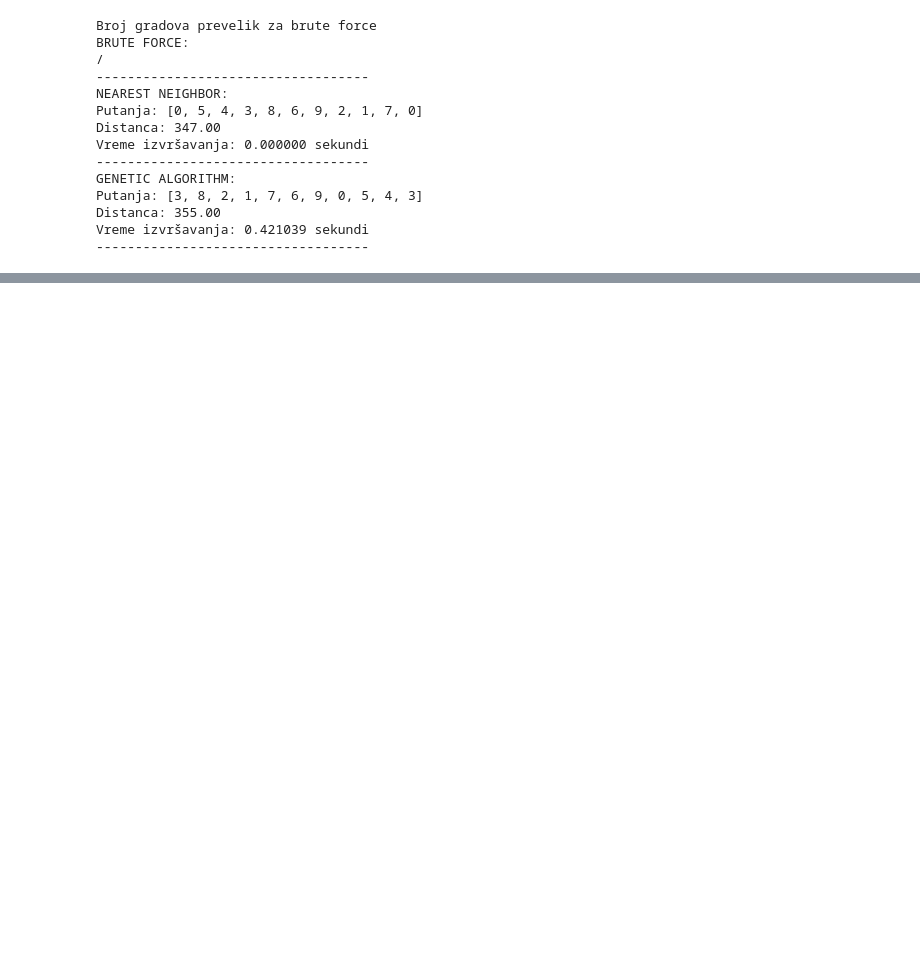
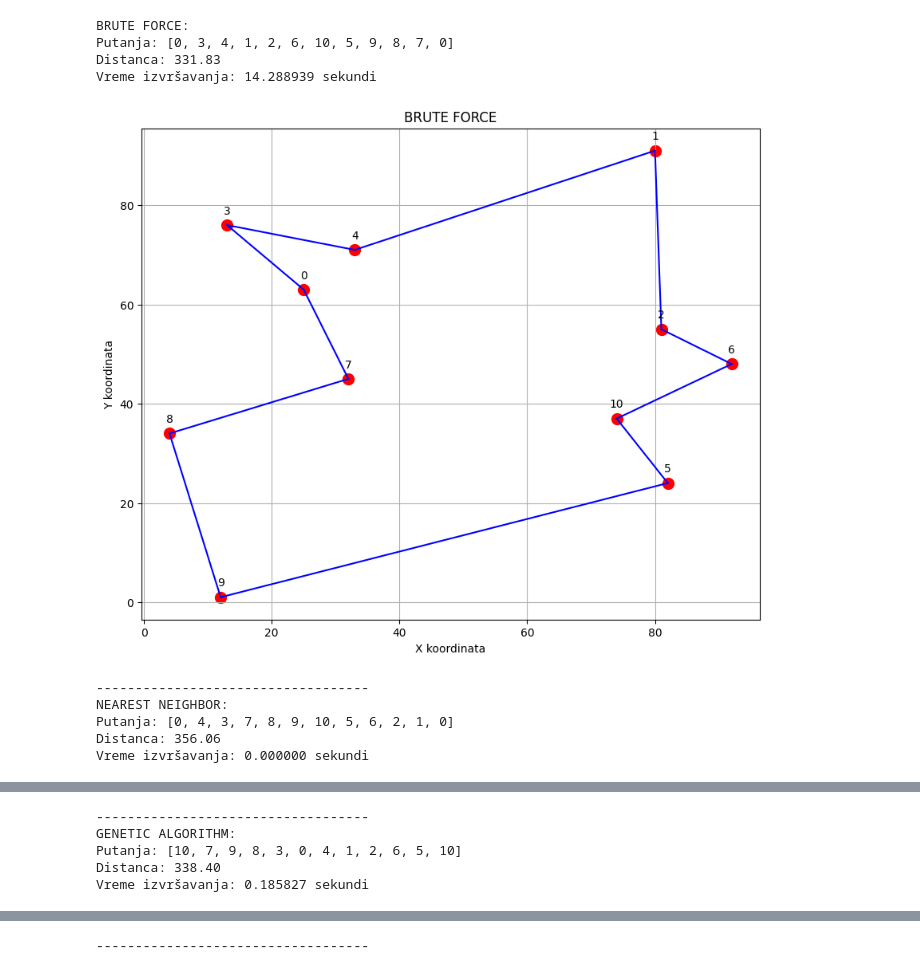
Before and after one commit to ElekN/Travelling-Salesman, a Jupyter notebook: main.ipynb, the cells around one changed output, grey strips where cells are left out. Cells and saved outputs as stored; diff of their text form; code cells hidden in the pictures; blank space fills up the shorter version.

```diff
--- a/main.ipynb
+++ b/main.ipynb
@@ -6,5 +6,5 @@ from utils import dist_matrix_generator
 # %%
-dist_matrix = dist_matrix_generator.generate(num_cities=10, min_dist=10, max_dist=100, seed = 22)
+coordinates, dist_matrix = problem_generator.generate_problem(num_cities=11, min_coord=0, max_coord=100, seed=11)
 
 print(dist_matrix)
 # %% [output]
@@ -21,36 +28,33 @@ print(dist_matrix)
 # %%
 algorithms = {
     "BRUTE FORCE" : brute_force,
     "NEAREST NEIGHBOR" : nearest_neighbor,
     "GENETIC ALGORITHM" : genetic_algorithm
 }
 
 for name, algo in algorithms.items():
     start_time = time.time()
     path, distance = algo.solve(dist_matrix)
     end_time = time.time()
     execution_time = end_time - start_time
 
     print(f"{name}:")
     if path == []:
         print("/")
     else:
         print(f"Putanja: {path}")
         print(f"Distanca: {distance:.2f}")
         print(f"Vreme izvršavanja: {execution_time:.6f} sekundi")
+        plotter.plot_route(coordinates, path, name)
     print("-----------------------------------")
 # %% [output]
-Broj gradova prevelik za brute force
 BRUTE FORCE:
-/
------------------------------------
-NEAREST NEIGHBOR:
-Putanja: [0, 5, 4, 3, 8, 6, 9, 2, 1, 7, 0]
-Distanca: 347.00
-Vreme izvršavanja: 0.000000 sekundi
------------------------------------
-GENETIC ALGORITHM:
-Putanja: [3, 8, 2, 1, 7, 6, 9, 0, 5, 4, 3]
-Distanca: 355.00
-Vreme izvršavanja: 0.421039 sekundi
------------------------------------
+Putanja: [0, 3, 4, 1, 2, 6, 10, 5, 9, 8, 7, 0]
+Distanca: 331.83
+Vreme izvršavanja: 14.288939 sekundi
+[figure, added]
+-----------------------------------
+NEAREST NEIGHBOR:
+Putanja: [0, 4, 3, 7, 8, 9, 10, 5, 6, 2, 1, 0]
+Distanca: 356.06
+Vreme izvršavanja: 0.000000 sekundi
@@ -56,0 +62,5 @@ Vreme izvršavanja: 0.421039 sekundi
+-----------------------------------
+GENETIC ALGORITHM:
+Putanja: [10, 7, 9, 8, 3, 0, 4, 1, 2, 6, 5, 10]
+Distanca: 338.40
+Vreme izvršavanja: 0.185827 sekundi
@@ -56,0 +68 @@ Vreme izvršavanja: 0.421039 sekundi
+-----------------------------------
```
Also changed, not shown: parts of 3 cells of this notebook.
